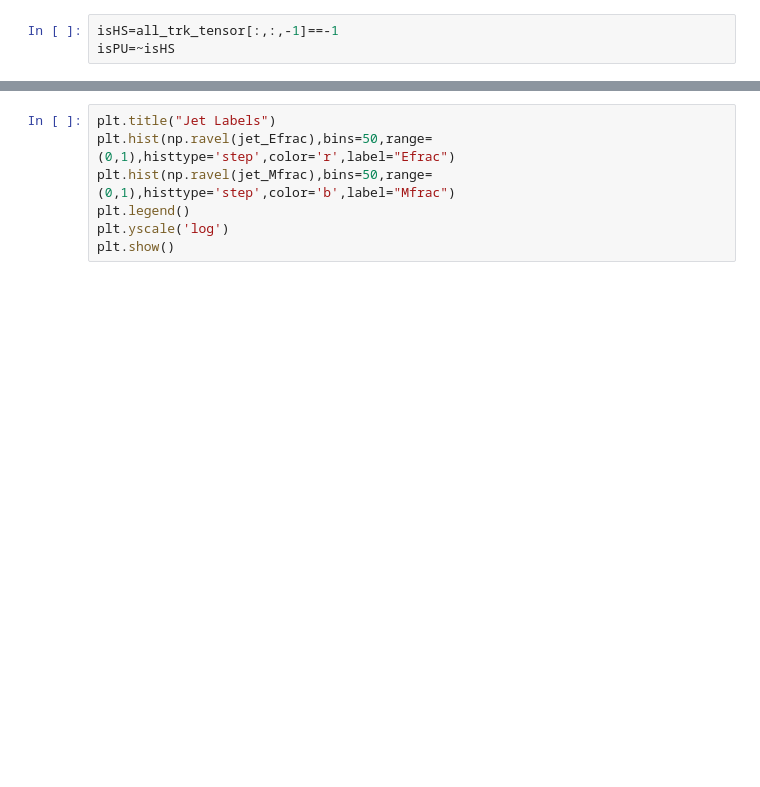
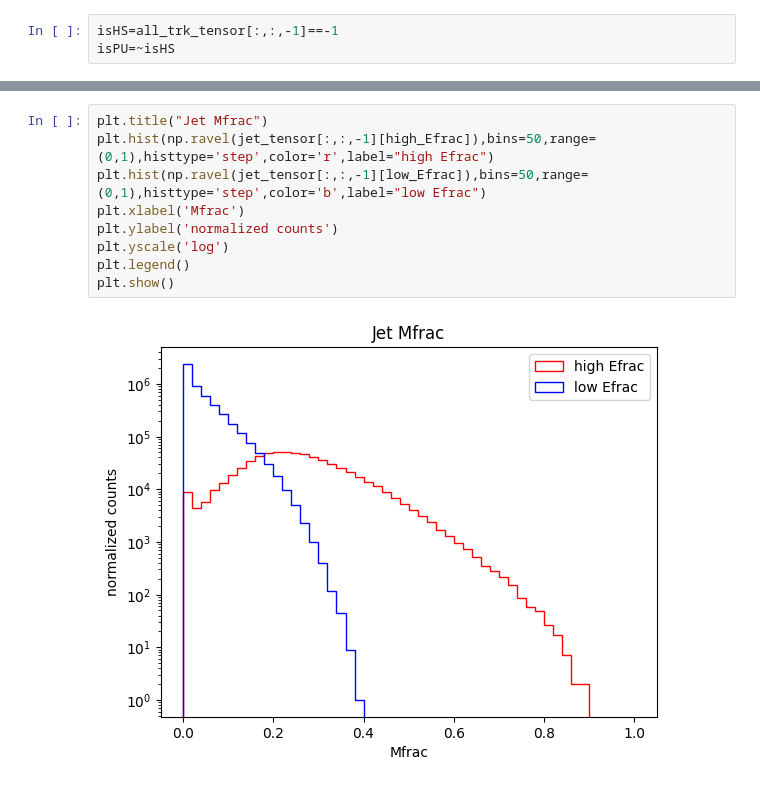
Before and after one commit to LukeV37/Dataset_Production, a Jupyter notebook: preprocessing/Indexing_Tutorial.ipynb, the cells around one changed output, grey strips where cells are left out. Saved outputs shown, nothing was run; the diff lists cells and outputs as text; blank space fills up the shorter version.

```diff
--- a/preprocessing/Indexing_Tutorial.ipynb
+++ b/preprocessing/Indexing_Tutorial.ipynb
@@ -73,8 +83,12 @@ plt.show()
 # %%
-plt.title("Jet Labels")
-plt.hist(np.ravel(jet_Efrac),bins=50,range=(0,1),histtype='step',color='r',label="Efrac")
-plt.hist(np.ravel(jet_Mfrac),bins=50,range=(0,1),histtype='step',color='b',label="Mfrac")
+plt.title("Jet Mfrac")
+plt.hist(np.ravel(jet_tensor[:,:,-1][high_Efrac]),bins=50,range=(0,1),histtype='step',color='r',label="high Efrac")
+plt.hist(np.ravel(jet_tensor[:,:,-1][low_Efrac]),bins=50,range=(0,1),histtype='step',color='b',label="low Efrac")
+plt.xlabel('Mfrac')
+plt.ylabel('normalized counts')
+plt.yscale('log')
 plt.legend()
-plt.yscale('log')
 plt.show()
+# %% [output]
+[figure, added]
 # %%
```
Also changed, not shown: parts of 24 cells of this notebook.
